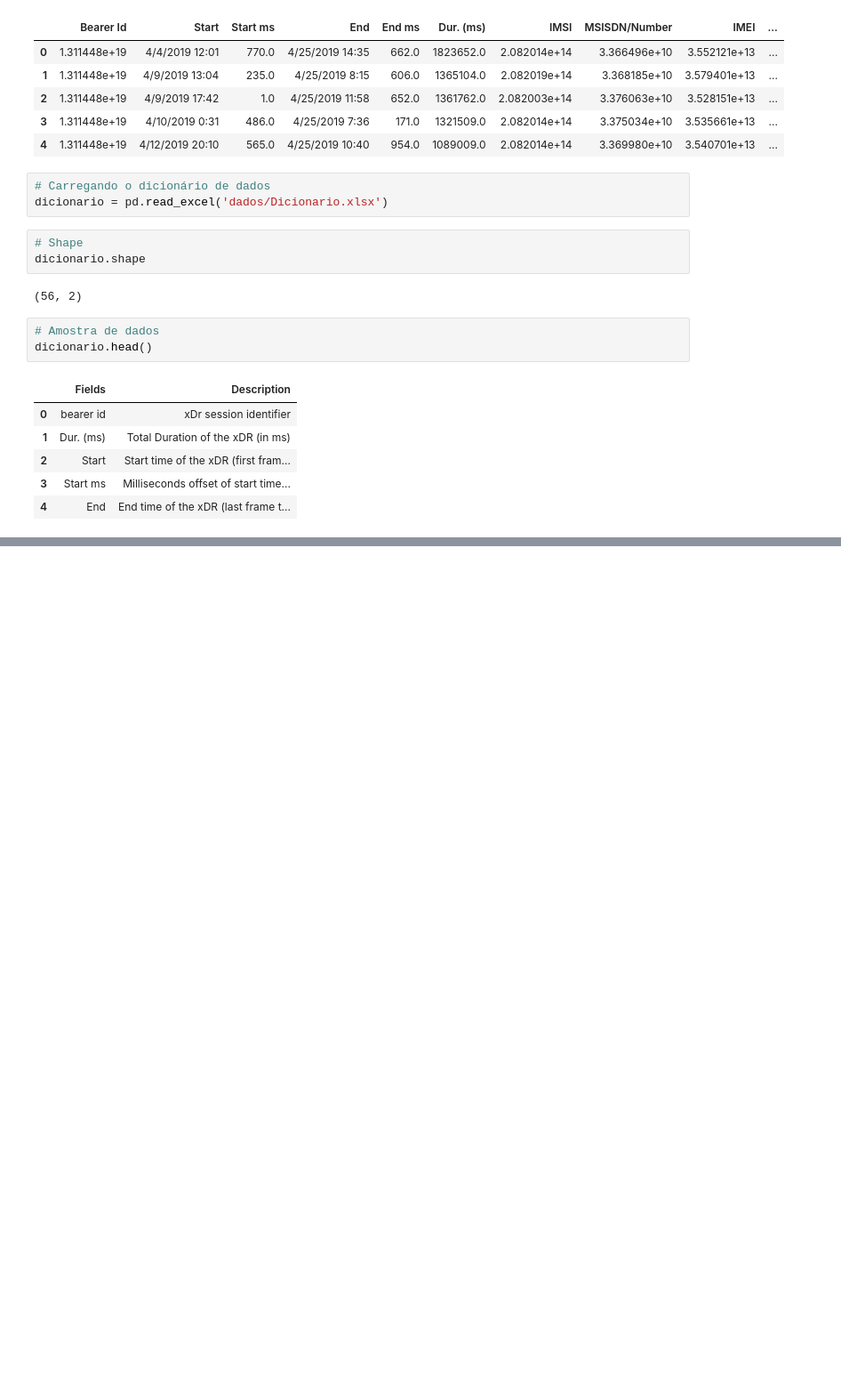
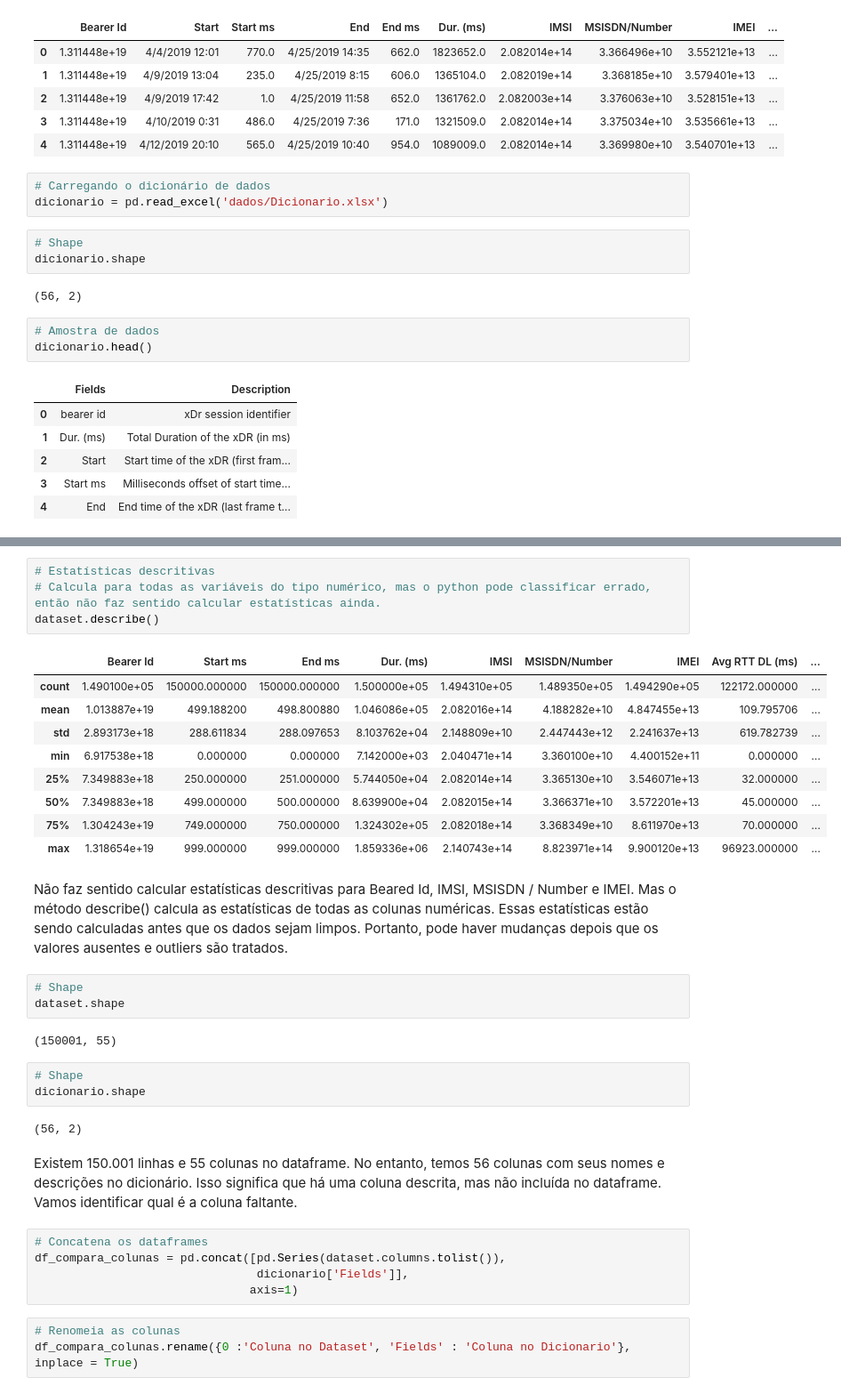
Before and after one commit to ramos-iza/DataScienceAcademy, a Jupyter notebook: projeto3/projeto3.ipynb, the cells around one changed output, grey strips where cells are left out. Shown: that part at 89% size. Cells and saved outputs as stored; diff of their text form; blank space fills up the shorter version.

```diff
--- a/projeto3/projeto3.ipynb
+++ b/projeto3/projeto3.ipynb
@@ -91,0 +117,36 @@ dicionario.head()
+# %%
+# Estatísticas descritivas
+# Calcula para todas as variáveis do tipo numérico, mas o python pode classificar errado, então não faz sentido calcular estatísticas ainda.
+dataset.describe()
+# %% [output]
+|  | Bearer Id | Start ms | End ms | Dur. (ms) | IMSI | MSISDN/Number | IMEI | Avg RTT DL (ms) | ... |
+| count | 1.490100e+05 | 150000.000000 | 150000.000000 | 1.500000e+05 | 1.494310e+05 | 1.489350e+05 | 1.494290e+05 | 122172.000000 | ... |
+| mean | 1.013887e+19 | 499.188200 | 498.800880 | 1.046086e+05 | 2.082016e+14 | 4.188282e+10 | 4.847455e+13 | 109.795706 | ... |
+| std | 2.893173e+18 | 288.611834 | 288.097653 | 8.103762e+04 | 2.148809e+10 | 2.447443e+12 | 2.241637e+13 | 619.782739 | ... |
+| min | 6.917538e+18 | 0.000000 | 0.000000 | 7.142000e+03 | 2.040471e+14 | 3.360100e+10 | 4.400152e+11 | 0.000000 | ... |
+| 25% | 7.349883e+18 | 250.000000 | 251.000000 | 5.744050e+04 | 2.082014e+14 | 3.365130e+10 | 3.546071e+13 | 32.000000 | ... |
+| 50% | 7.349883e+18 | 499.000000 | 500.000000 | 8.639900e+04 | 2.082015e+14 | 3.366371e+10 | 3.572201e+13 | 45.000000 | ... |
+| 75% | 1.304243e+19 | 749.000000 | 750.000000 | 1.324302e+05 | 2.082018e+14 | 3.368349e+10 | 8.611970e+13 | 70.000000 | ... |
+| max | 1.318654e+19 | 999.000000 | 999.000000 | 1.859336e+06 | 2.140743e+14 | 8.823971e+14 | 9.900120e+13 | 96923.000000 | ... |
+# %% [markdown]
+Não faz sentido calcular estatísticas descritivas para Beared Id, IMSI, MSISDN / Number e IMEI. Mas o método describe() calcula as estatísticas de todas as colunas numéricas. Essas estatísticas estão sendo calculadas antes que os dados sejam limpos. Portanto, pode haver mudanças depois que os valores ausentes e outliers são tratados.
+# %%
+# Shape
+dataset.shape
+# %% [output]
+(150001, 55)
+# %%
+# Shape
+dicionario.shape
+# %% [output]
+(56, 2)
+# %% [markdown]
+Existem 150.001 linhas e 55 colunas no dataframe. No entanto, temos 56 colunas com seus nomes e descrições no dicionário. Isso significa que há uma coluna descrita, mas não incluída no dataframe. Vamos identificar qual é a coluna faltante.
+# %%
+# Concatena os dataframes
+df_compara_colunas = pd.concat([pd.Series(dataset.columns.tolist()),
+                                dicionario['Fields']],
+                               axis=1)
+# %%
+# Renomeia as colunas
+df_compara_colunas.rename({0 :'Coluna no Dataset', 'Fields' : 'Coluna no Dicionario'}, inplace = True)
```
Also changed, not shown: parts of 8 cells of this notebook.
